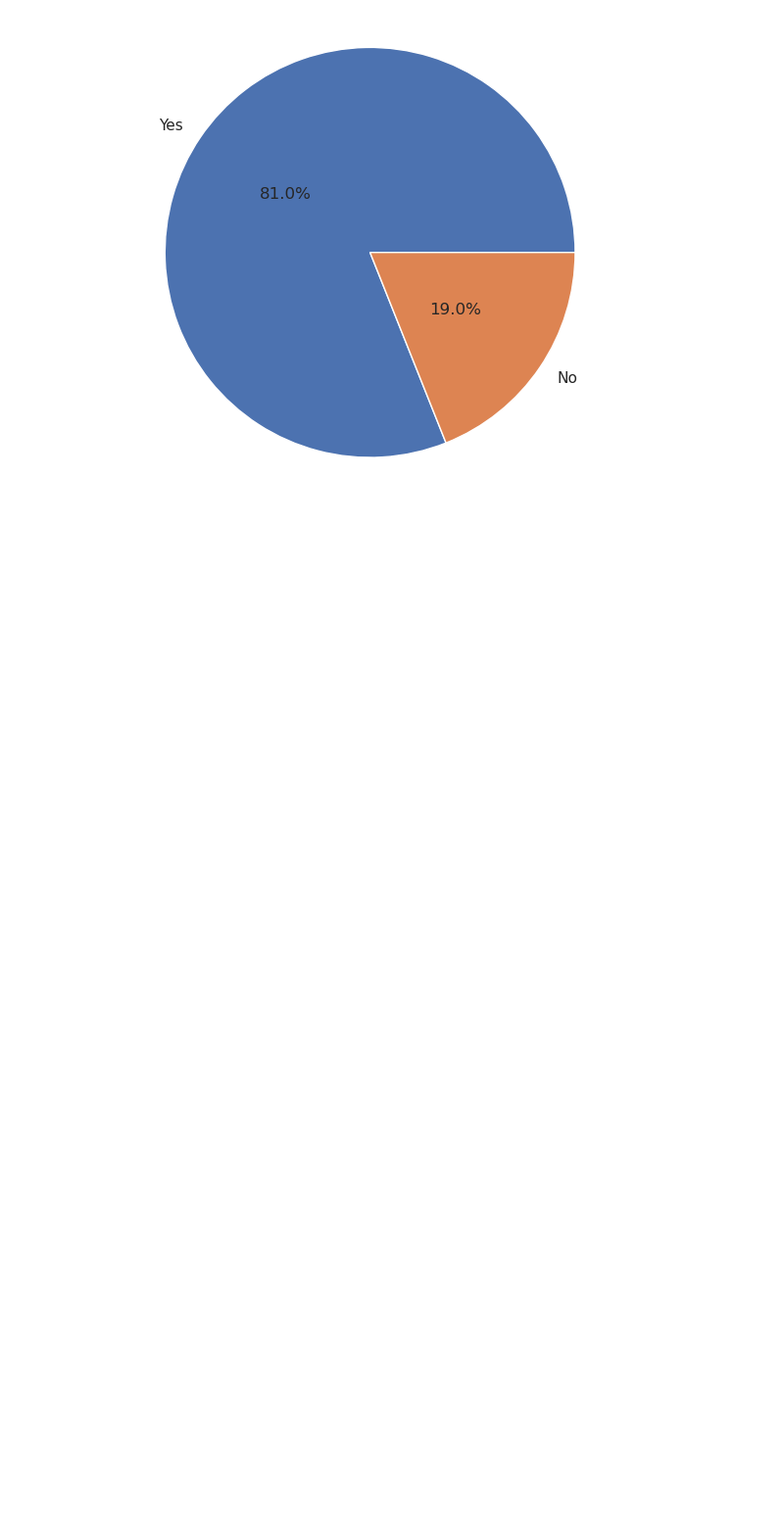
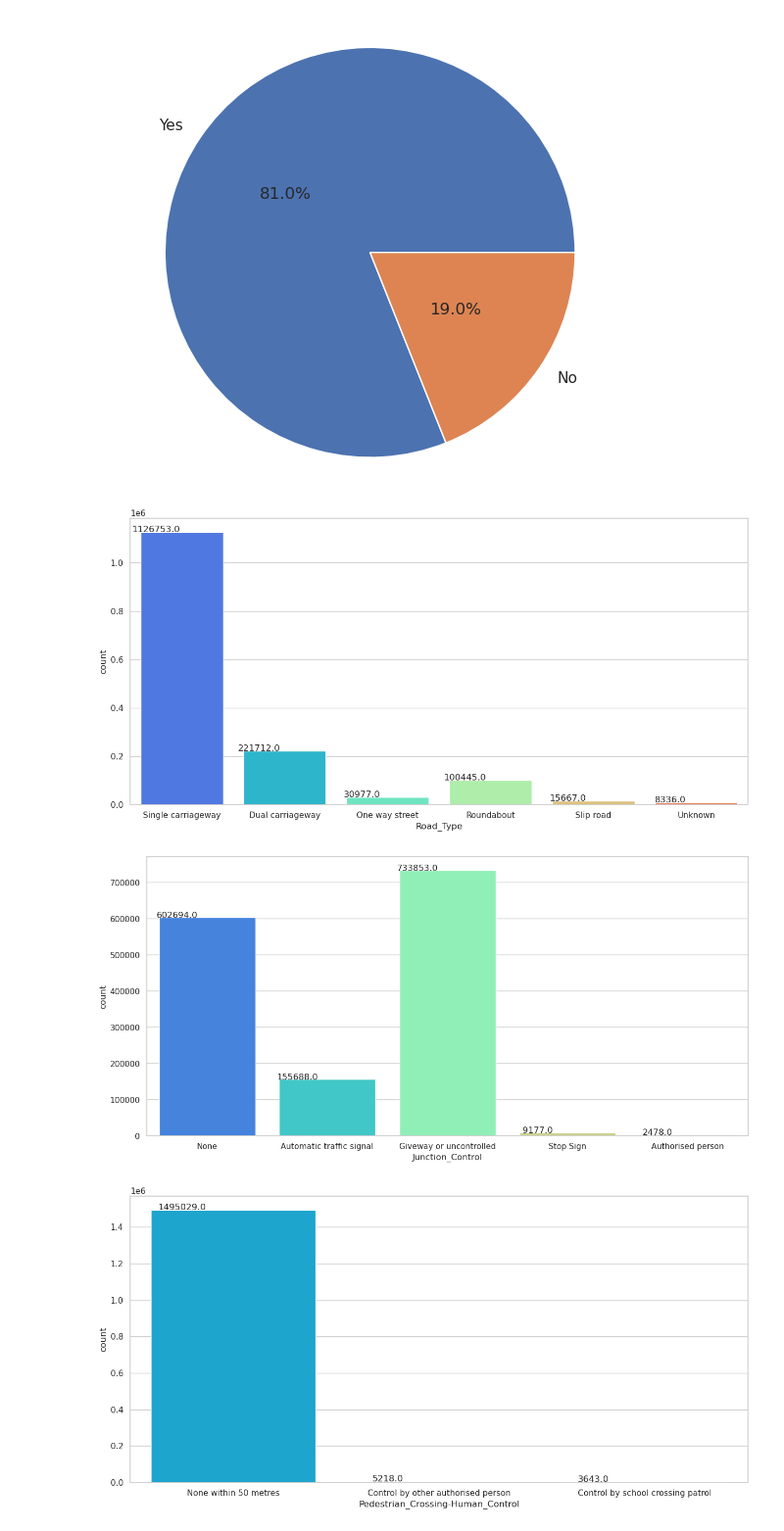
Before and after one commit to NEHAMGAIKWAD/Accident-Data-Analysis, a Jupyter notebook: stats19-accident-severity-prediction.ipynb, the cells around one changed output. Shown at 98% size. Saved outputs shown, nothing was run; the diff lists cells and outputs as text; code cells hidden in the pictures; blank space fills up the shorter version.

```diff
--- a/stats19-accident-severity-prediction.ipynb
+++ b/stats19-accident-severity-prediction.ipynb
@@ -261,3 +261,25 @@ for col in pie_lst:
     pie_chart(df,col)
 # %% [output]
 [figure]
+# %%
+def cnt_plot(data,col):
+    plt.figure(figsize=(15,7))
+    ax1 = sns.countplot(x=col, data=data,palette='rainbow')
+
+    for p in ax1.patches:
+        ax1.annotate('{}'.format(p.get_height()), (p.get_x()+0.15, p.get_height()+1), ha='center')
+
+    plt.show()
+
+    print('\n')
+
+cnt_lst1 = ['Road_Type', 'Junction_Control',
+           'Pedestrian_Crossing-Human_Control',
+           'Road_Surface_Conditions']
+
+for col in cnt_lst1:
+    cnt_plot(df, col)
+# %% [output]
+[figure, added]
+[figure, added]
+[figure, added]
```
Also changed, not shown: parts of 3 cells of this notebook.
